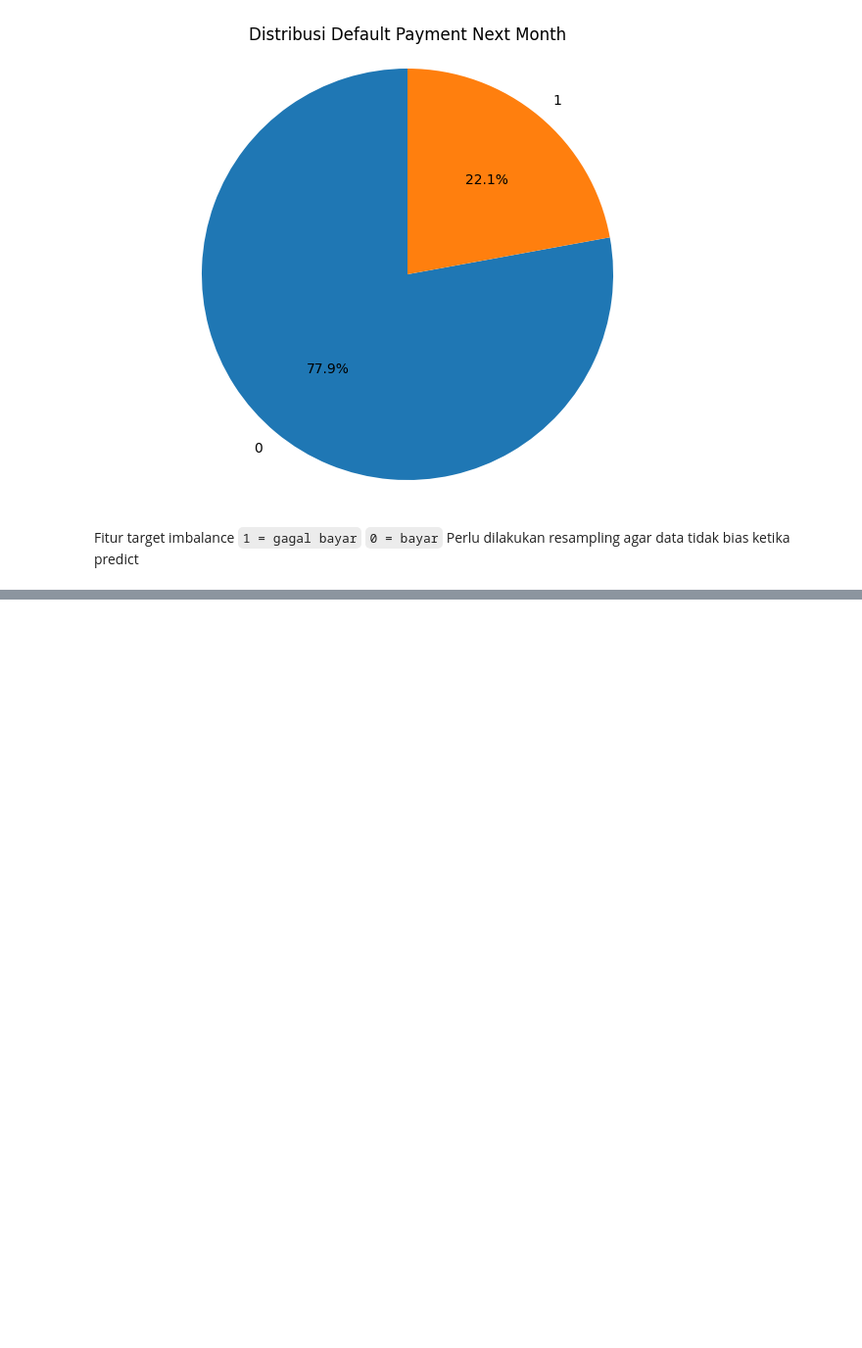
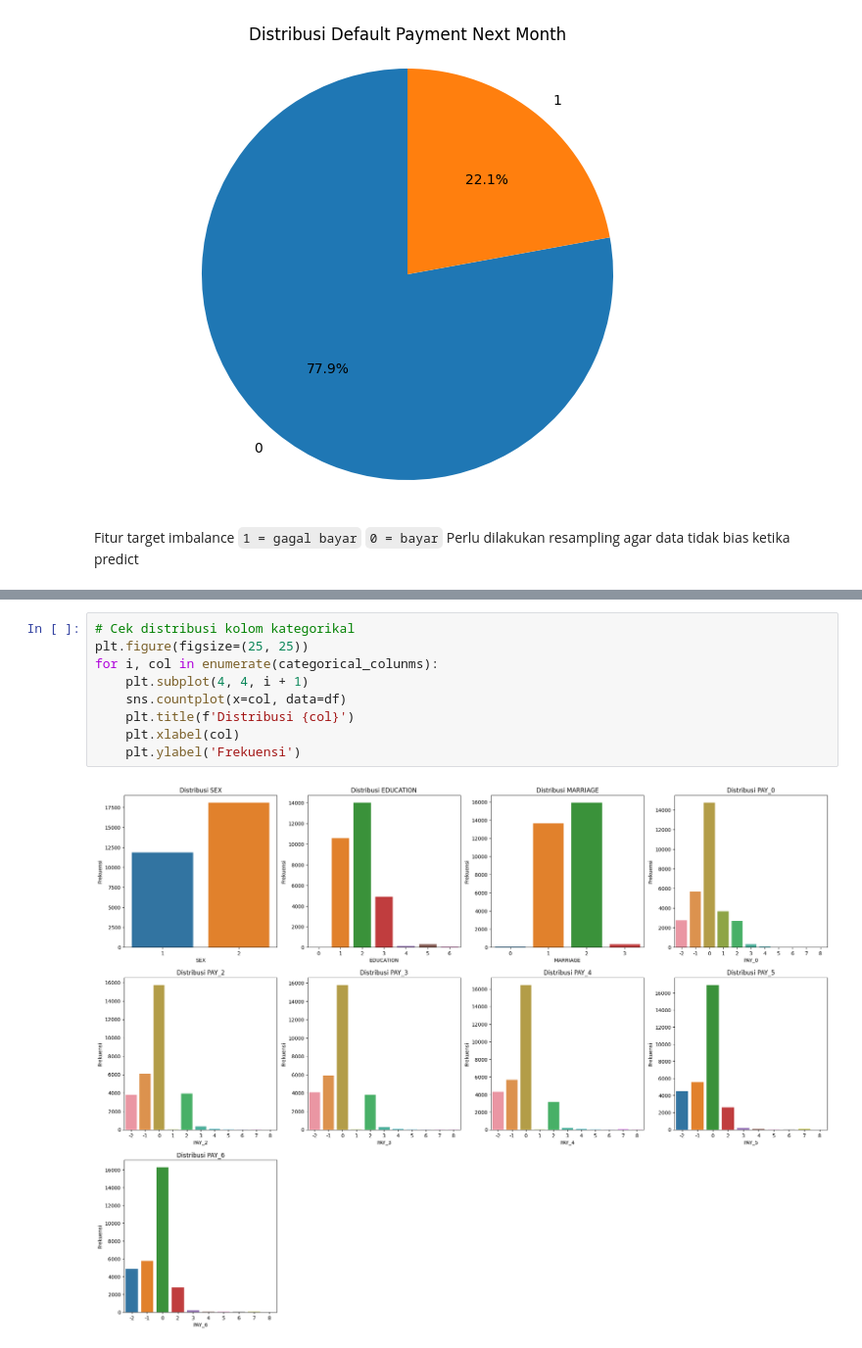
Before and after one commit to iqbal-saputra/AssignmentML, a Jupyter notebook: AssignmentML.ipynb, the cells around one changed output, grey strips where cells are left out. Shown at 98% size. Saved outputs shown, nothing was run; the diff lists cells and outputs as text; blank space fills up the shorter version.

```diff
--- a/AssignmentML.ipynb
+++ b/AssignmentML.ipynb
@@ -381,0 +442,11 @@ for i in df.columns:
+# %%
+# Cek distribusi kolom kategorikal
+plt.figure(figsize=(25, 25))
+for i, col in enumerate(categorical_colunms):
+    plt.subplot(4, 4, i + 1)
+    sns.countplot(x=col, data=df)
+    plt.title(f'Distribusi {col}')
+    plt.xlabel(col)
+    plt.ylabel('Frekuensi')
+# %% [output]
+[figure, added]
```
Also changed, not shown: parts of 35 cells of this notebook.
